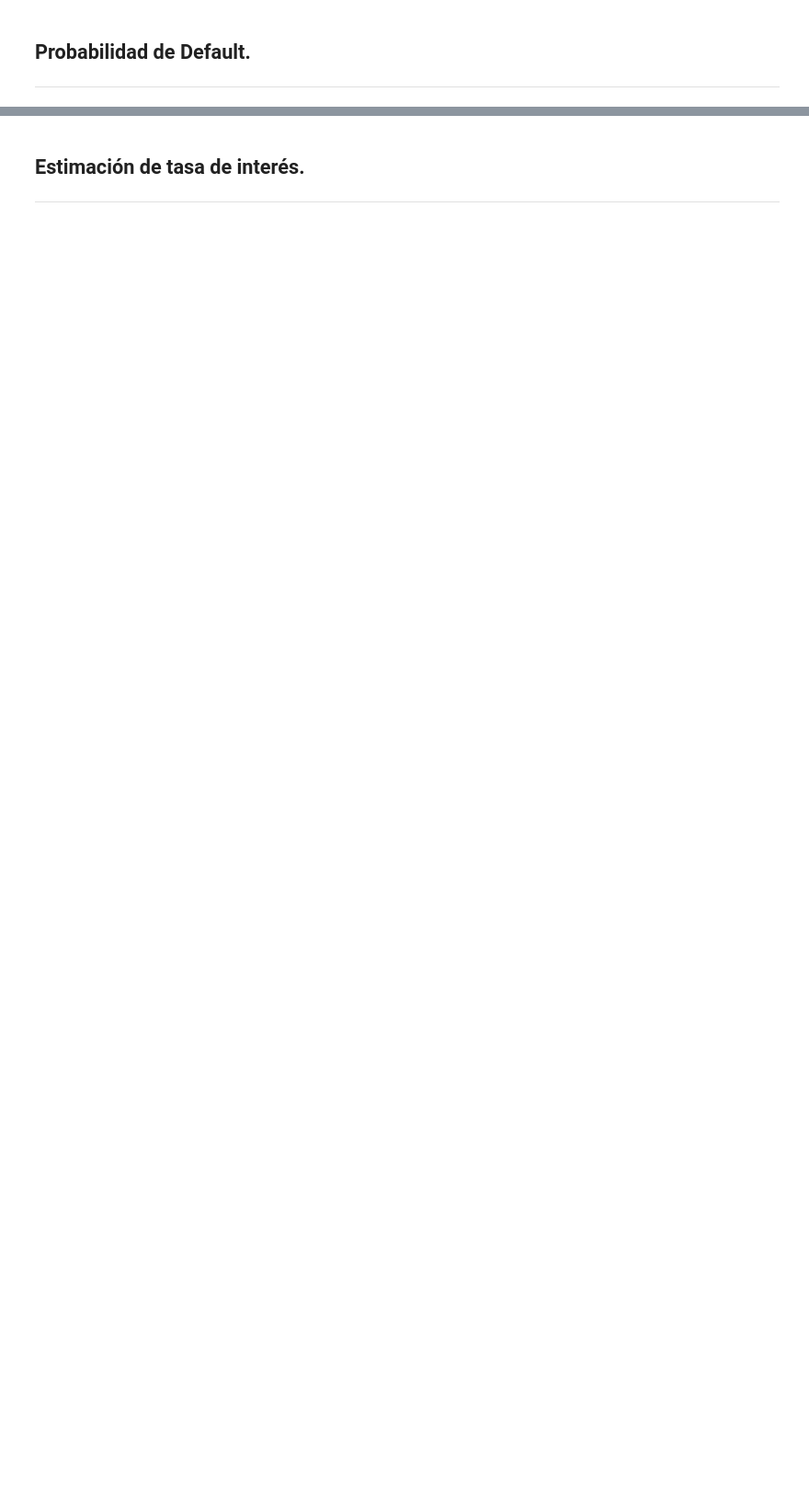
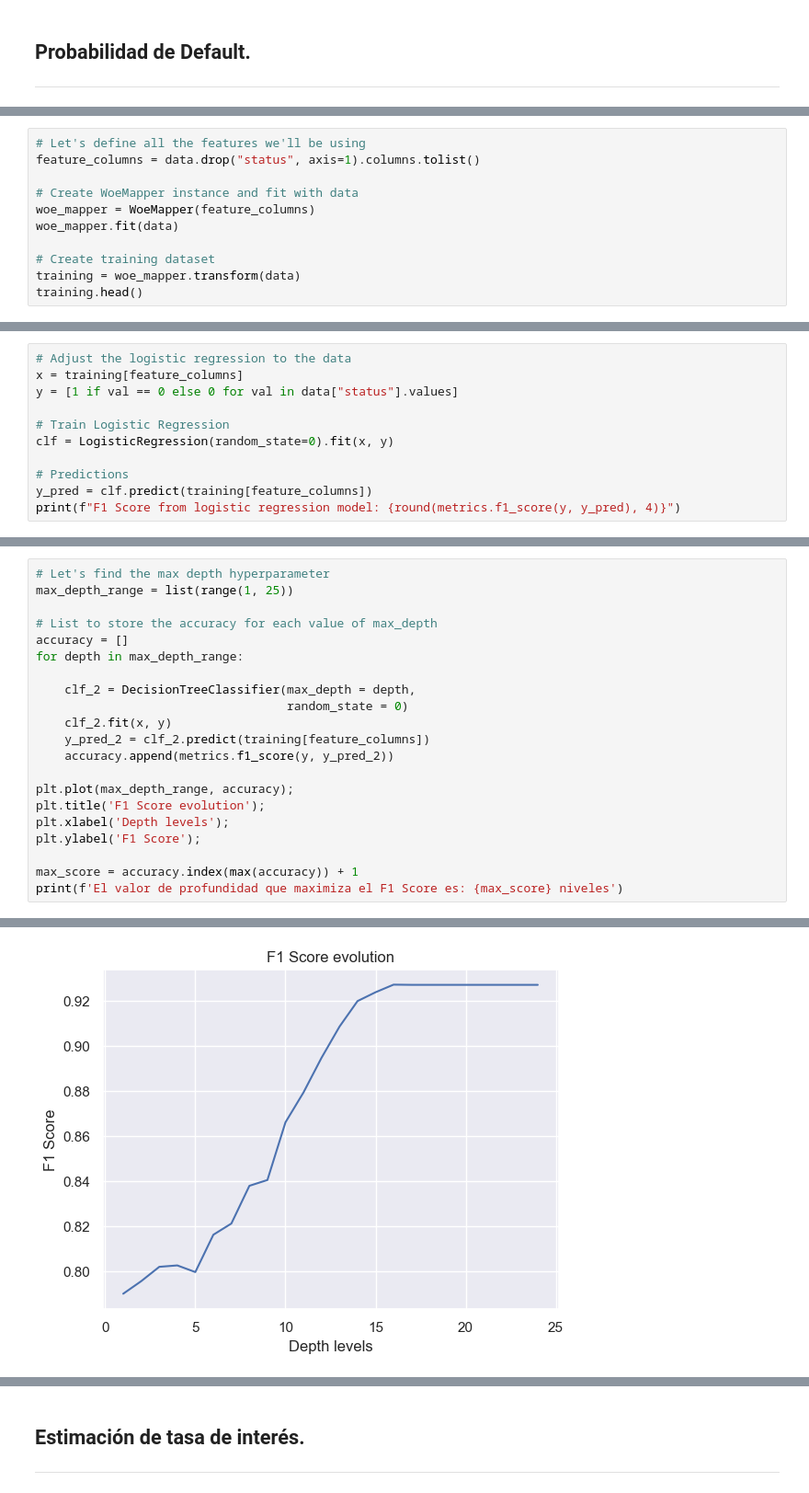
Before and after one commit to bmanica/optimal-interest-rate, a Jupyter notebook: OptimalRate_Implementation.ipynb, the cells around one changed output, grey strips where cells are left out. Shown at 92% size. Cells and saved outputs as stored; diff of their text form; blank space fills up the shorter version.

```diff
--- a/OptimalRate_Implementation.ipynb
+++ b/OptimalRate_Implementation.ipynb
@@ -29,0 +253,11 @@
+# %%
+# Let's define all the features we'll be using
+feature_columns = data.drop("status", axis=1).columns.tolist()
+
+# Create WoeMapper instance and fit with data
+woe_mapper = WoeMapper(feature_columns)
+woe_mapper.fit(data)
+
+# Create training dataset
+training = woe_mapper.transform(data)
+training.head()
@@ -29,0 +273,11 @@
+# %%
+# Adjust the logistic regression to the data
+x = training[feature_columns]
+y = [1 if val == 0 else 0 for val in data["status"].values]
+
+# Train Logistic Regression
+clf = LogisticRegression(random_state=0).fit(x, y)
+
+# Predictions
+y_pred = clf.predict(training[feature_columns])
+print(f"F1 Score from logistic regression model: {round(metrics.f1_score(y, y_pred), 4)}")
@@ -29,0 +296,22 @@
+# %%
+# Let's find the max depth hyperparameter
+max_depth_range = list(range(1, 25))
+
+# List to store the accuracy for each value of max_depth
+accuracy = []
+for depth in max_depth_range:
+
+    clf_2 = DecisionTreeClassifier(max_depth = depth,
+                                   random_state = 0)
+    clf_2.fit(x, y)
+    y_pred_2 = clf_2.predict(training[feature_columns])
+    accuracy.append(metrics.f1_score(y, y_pred_2))
+
+plt.plot(max_depth_range, accuracy);
+plt.title('F1 Score evolution');
+plt.xlabel('Depth levels');
+plt.ylabel('F1 Score');
+
+max_score = accuracy.index(max(accuracy)) + 1
+print(f'El valor de profundidad que maximiza el F1 Score es: {max_score} niveles')
+# %% [output]
@@ -29,0 +319 @@
+[figure, added]
```
Also changed, not shown: parts of 29 cells of this notebook, 3 other files.
